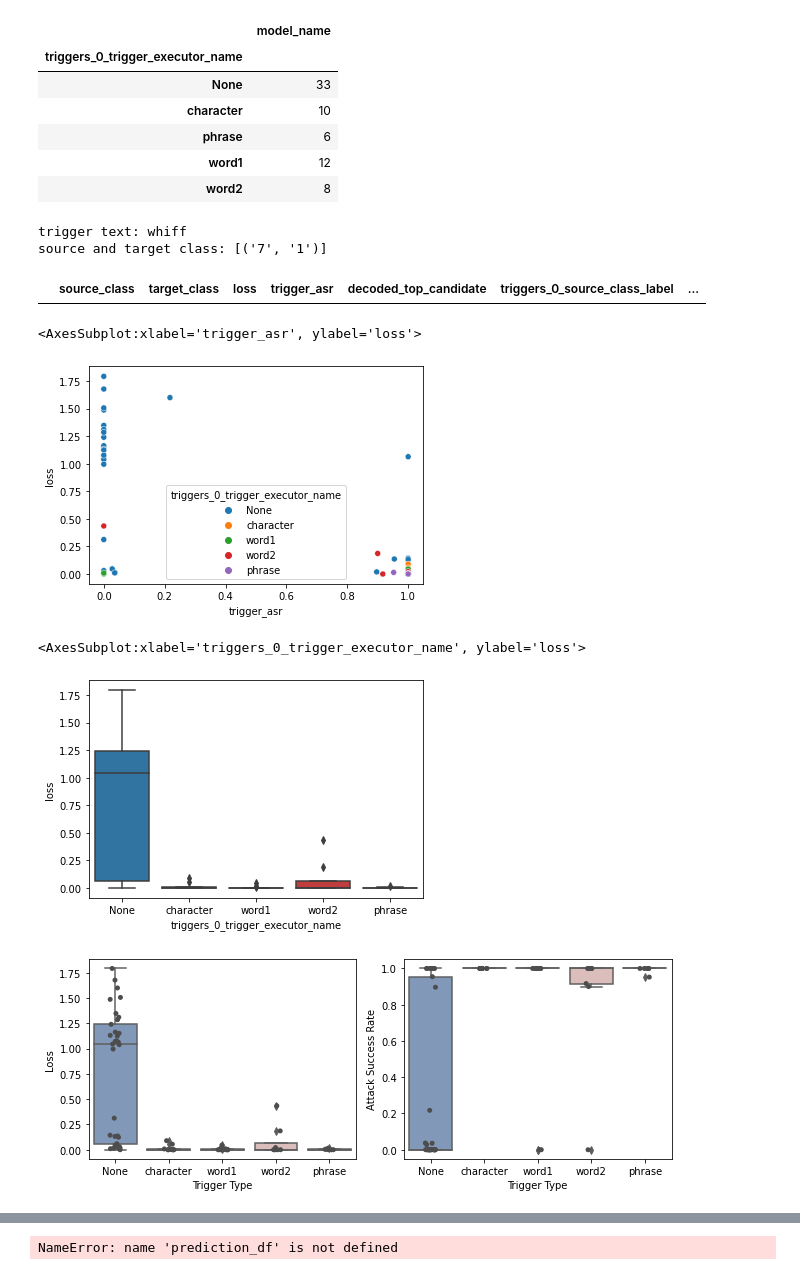
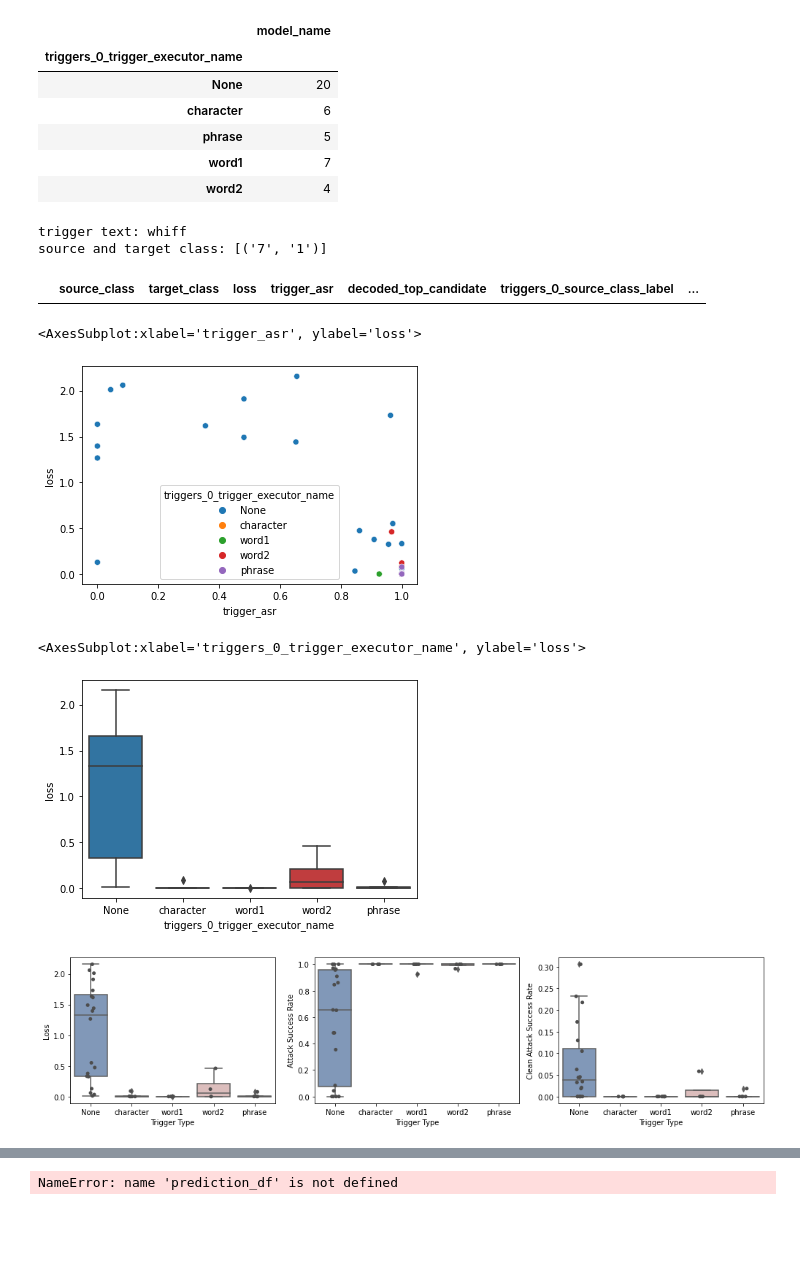
Before and after one commit to utrerf/TrojAI, a Jupyter notebook: NLP/round7/results_plots.ipynb, the cells around one changed output, grey strips where cells are left out. Cells and saved outputs as stored; diff of their text form; code cells hidden in the pictures; blank space fills up the shorter version.

Commit message:
more clean models and tweaked the lambda

```diff
--- a/NLP/round7/results_plots.ipynb
+++ b/NLP/round7/results_plots.ipynb
@@ -46,8 +46,8 @@ def get_all_files(path=RESULTS):
         temp_df['model_name'] = id_str_to_model_id(f[:-4])
         df_list.append(temp_df)
     result = pd.concat(df_list)
-    return result[['source_class', 'target_class', 'decoded_top_candidate',
-                   'trigger_asr', 'loss', 'model_name']]
+    return result[['source_class', 'target_class', 'decoded_initial_candidate', 'decoded_top_candidate',
+                   'clean_asr', 'trigger_asr', 'loss', 'model_name']]
 
 df = get_all_files()
 metadata = get_metadata()
@@ -158,11 +158,11 @@ df_original_merged.groupby('model_name', as_index=False).min().groupby(['trigger
 # %% [output]
 |  | model_name |
 | triggers_0_trigger_executor_name |  |
-| None | 33 |
-| character | 10 |
-| phrase | 6 |
-| word1 | 12 |
-| word2 | 8 |
+| None | 20 |
+| character | 6 |
+| phrase | 5 |
+| word1 | 7 |
+| word2 | 4 |
 # %%
 df_144 = df_original_merged[df_original_merged.model_name == 'id-00000190']
 
@@ -181,33 +181,38 @@ source and target class: [('7', '1')]
 sns.scatterplot(data=df_filtered, x='trigger_asr', y='loss', hue='triggers_0_trigger_executor_name')
 # %% [output]
 <AxesSubplot:xlabel='trigger_asr', ylabel='loss'>
-[figure, old version]
+[figure, new version]
 # %%
 sns.boxplot(data=df_filtered, y='loss', x='triggers_0_trigger_executor_name')
 # %% [output]
 <AxesSubplot:xlabel='triggers_0_trigger_executor_name', ylabel='loss'>
-[figure, old version]
+[figure, new version]
 # %%
 
 
-fig, axs = plt.subplots(1,2, figsize=(9,3.5))
+fig, axs = plt.subplots(1,3, figsize=(14,3.5))
 ax=axs[0]
 sns.boxplot(data=df_filtered, y='loss', x='triggers_0_trigger_executor_name', ax=ax, palette='vlag')
 sns.stripplot(data=df_filtered, y='loss', x='triggers_0_trigger_executor_name', ax=ax, color=".3")
 ax.set_ylabel('Loss')
 
 ax=axs[1]
 sns.boxplot(data=df_filtered, y='trigger_asr', x='triggers_0_trigger_executor_name', ax=ax, palette='vlag')
 sns.stripplot(data=df_filtered, y='trigger_asr', x='triggers_0_trigger_executor_name', ax=ax, color=".3")
 ax.set_ylabel('Attack Success Rate')
 
+ax=axs[2]
+sns.boxplot(data=df_filtered, y='clean_asr', x='triggers_0_trigger_executor_name', ax=ax, palette='vlag')
+sns.stripplot(data=df_filtered, y='clean_asr', x='triggers_0_trigger_executor_name', ax=ax, color=".3")
+ax.set_ylabel('Clean Attack Success Rate')
+
 for ax in axs:
     ax.set_xlabel('Trigger Type')
 
 plt.tight_layout()
 plt.savefig('trigger_inversion_two_tokens.jpg', dpi=2000)
 # %% [output]
-[figure, old version]
+[figure, new version]
 # %%
 fig, ax = plt.subplots(1,1)
 sns.boxplot(data=prediction_df, y='loss', x='poisoned', ax=ax, palette='vlag')
```
Also changed, not shown: parts of 10 cells of this notebook, 4 other files.
